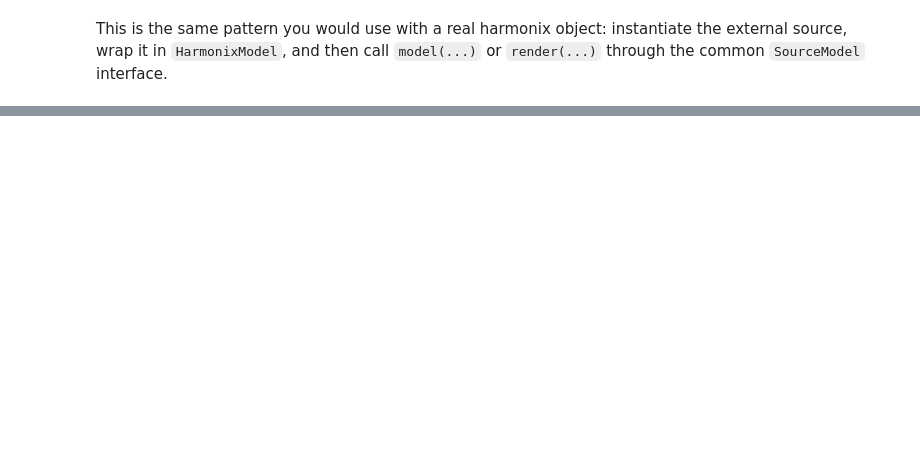
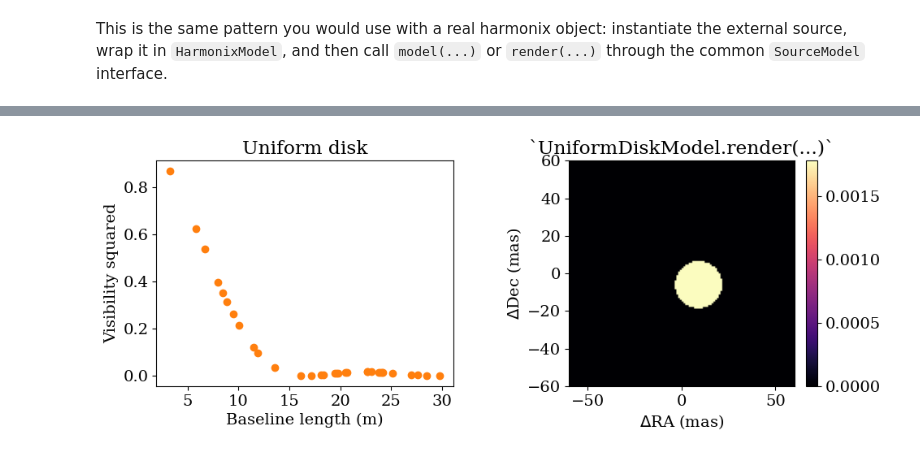
Before and after one commit to benjaminpope/drpangloss, a Jupyter notebook: notebooks/source_models.ipynb, the cells around one changed output, grey strips where cells are left out. Saved outputs shown, nothing was run; the diff lists cells and outputs as text; code cells hidden in the pictures; blank space fills up the shorter version.

```diff
--- a/notebooks/source_models.ipynb
+++ b/notebooks/source_models.ipynb
@@ -200,0 +211,14 @@ This is the same pattern you would use with a real harmonix object: instantiate
+# %%
+udisk = UniformDiskModel(ud=25.0, dra=-9.0, ddec=6.0)
+cvis_udisk = udisk.model(u, v, wavel)
+
+vis_udisk = jnp.abs(cvis_udisk) ** 2
+phi_udisk = jnp.rad2deg(jnp.angle(cvis_udisk))
+model_vec_udisk = data.model(udisk)
+
+{
+    "ud_mas": float(udisk.ud),
+    "centroid_mas": (float(udisk.dra), float(udisk.ddec)),
+    "vis_range": (float(jnp.min(vis_udisk)), float(jnp.max(vis_udisk))),
+    "model_len": int(model_vec_udisk.shape[0]),
+}
@@ -200,0 +234,25 @@ This is the same pattern you would use with a real harmonix object: instantiate
+# %%
+image_udisk = np.asarray(udisk.render(npix=128, fov_mas=120.0))
+
+fig, axes = plt.subplots(1, 2, figsize=(10, 4))
+
+axes[0].scatter(baseline, np.asarray(vis_udisk), color="tab:orange")
+axes[0].set_xlabel("Baseline length (m)")
+axes[0].set_ylabel("Visibility squared")
+axes[0].set_title("Uniform disk")
+
+im = axes[1].imshow(
+    image_udisk,
+    origin="lower",
+    extent=[-60.0, 60.0, -60.0, 60.0],
+    cmap="magma",
+)
+axes[1].set_xlabel(r"$\Delta$RA (mas)")
+axes[1].set_ylabel(r"$\Delta$Dec (mas)")
+axes[1].set_title("`UniformDiskModel.render(...)`")
+fig.colorbar(im, ax=axes[1], fraction=0.046, pad=0.04)
+
+plt.tight_layout()
+plt.show()
+# %% [output]
+[figure, added]
```
Also changed, not shown: parts of 12 cells of this notebook, 5 other files.
